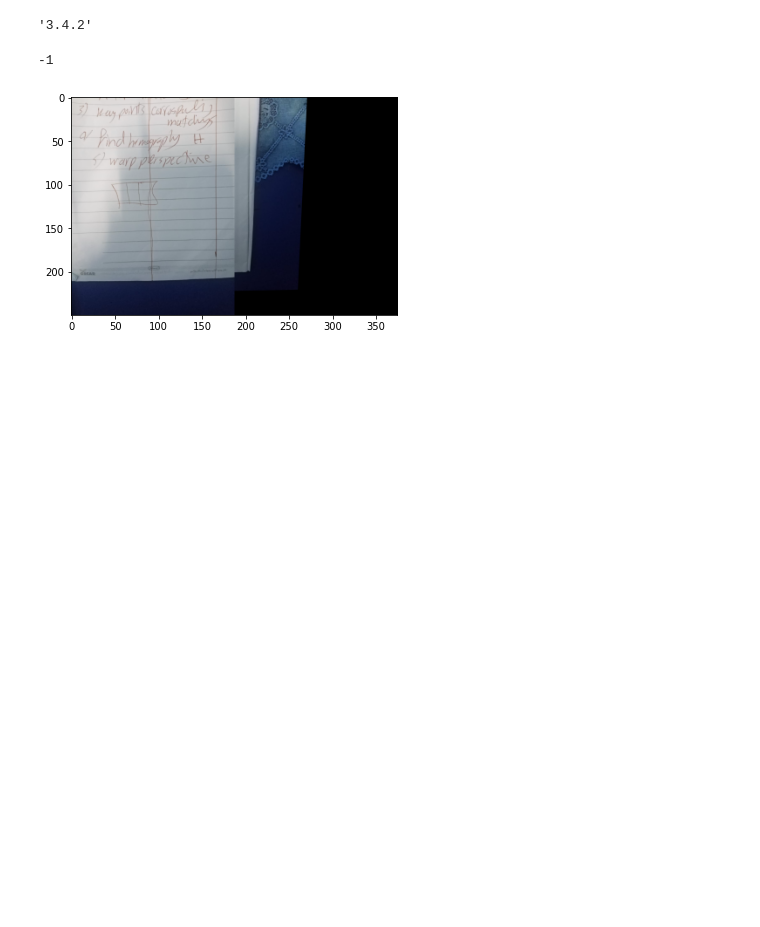
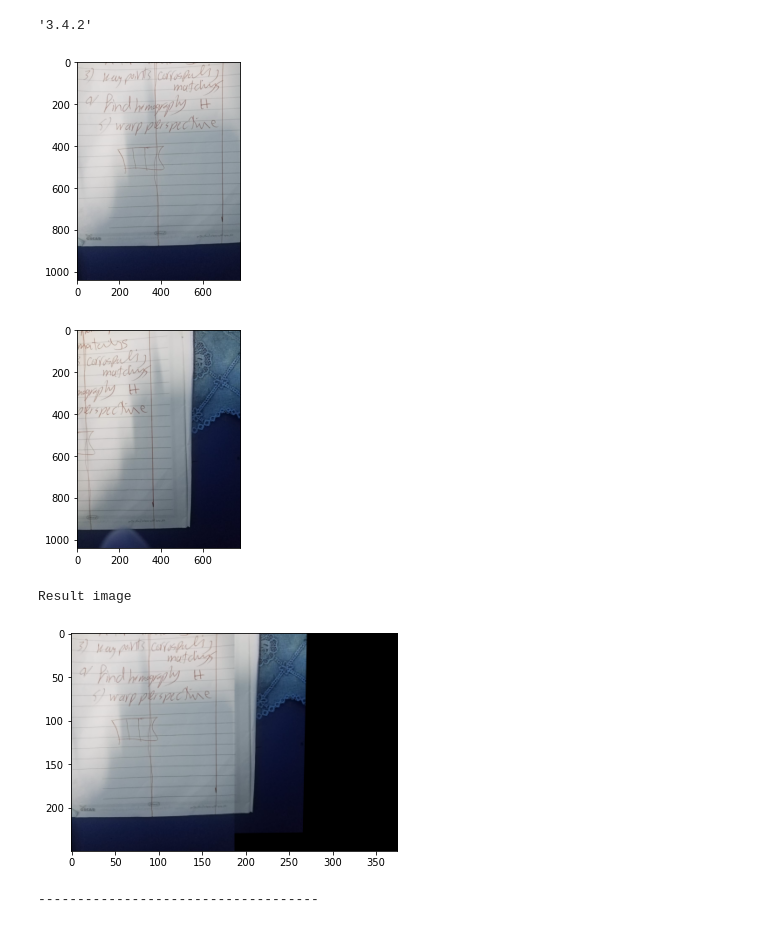
Before and after one commit to Abdelrahman26/FarmTopia-CV-Internship, a Jupyter notebook: FarmTopia-CV-Internship/Anwar/stitching_and_PYM.ipynb, the cells around one changed output. Drawn from its saved outputs; the diff is of its cells as text; code cells hidden in the pictures; blank space fills up the shorter version.

```diff
--- a/FarmTopia-CV-Internship/Anwar/stitching_and_PYM.ipynb
+++ b/FarmTopia-CV-Internship/Anwar/stitching_and_PYM.ipynb
@@ -31,17 +11,28 @@ cv2.__version__
 '3.4.2'
 # %%
 
-def readImages(imageString):
+def readImages(imageString, plot = True):
+	'''
+	 input: list of images names
+	 output: list of rgb images
+	'''
 	images = []
-
 	# Get images from arguments.
 	for i in range(0, len(imageString)):
 		img = cv2.imread(imageString[i])
 		images.append(img)
+		if plot == True:
+			plt.imshow(img)
+		plt.show()
 
 	return images
 
 def findAndDescribeFeatures(image):
+	'''
+	Here, we find keypoints, features using SIFT or SURF
+	input: image
+	output: keypoints, features
+	'''
 	#Getting gray image
 	grayImage = cv2.cvtColor(image, cv2.COLOR_BGR2GRAY)
 
@@ -62,55 +53,70 @@ def findAndDescribeFeatures(image):
 	return keypoints, features
 
 def matchFeatures(featuresA, featuresB):
-
+	'''
+	Matching between two list of features using KNN
+	input: features of two images
+	output: list of matches
+	'''
 	# Slow: featureMatcher = cv2.DescriptorMatcher_create("BruteForce")
 	featureMatcher = cv2.DescriptorMatcher_create("FlannBased")
 	matches = featureMatcher.knnMatch(featuresA,featuresB, k=2)
 	return matches
 
 def generateHomography(allMatches, keypointsA, keypointsB, ratio, ransacRep):
+	'''
+	Refinement matchs using Lowe's ratio test. Finding Homography between two list if keypoints
+	input:allMatches, keypointsA, keypointsB, ratio, ransacRep
+	output: refined matchs, H(transformation matrix) and status
+	'''
 	if not allMatches:
 		return None
 	matches = []
 
 	for match in allMatches:
 		# Lowe's ratio test
 		if len(match) == 2 and (match[0].distance/match[1].distance) < ratio:
 			matches.append(match[0])
 
 	pointsA = numpy.float32([keypointsA[m.queryIdx] for m in matches])
 	pointsB = numpy.float32([keypointsB[m.trainIdx] for m in matches])
 
 	if len(pointsA)>4:
 		H, status = cv2.findHomography(pointsA, pointsB, cv2.RANSAC,ransacRep)
 		return matches, H, status
 	else:
 		return None
 
+def Panorama (images):
+	while len(images)>1:
+		imgR = images.pop()
+		imgL = images.pop()
 
-#images = readImages(['00'+str(_)+'.jpg' for _ in range(1,3)])
+		interestsR, featuresR = findAndDescribeFeatures(imgR)
+		interestsL, featuresL = findAndDescribeFeatures(imgL)
+		print()
+		allMatches = matchFeatures(featuresR, featuresL)
+		_, H, _ = generateHomography(allMatches, interestsR, interestsL, 0.75, 1.0)
+
+		result = cv2.warpPerspective(imgR, H,
+			(imgR.shape[1]+imgL.shape[1], imgR.shape[0]))
+		result[0:imgL.shape[0], 0:imgL.shape[1]] = imgL
+		images.append(result)
+		cv2.imwrite('Result'+str(len(images))+'.jpg',result)
+
+	result = imutils.resize(images[0],height=250)
+	print('Result image')
+	plt.imshow(result)
+	plt.show()
+
 images = readImages(['1.jpeg' , '2.jpeg'])
-while len(images)>1:
-	imgR = images.pop()
-	imgL = images.pop()
-
-	interestsR, featuresR = findAndDescribeFeatures(imgR)
-	interestsL, featuresL = findAndDescribeFeatures(imgL)
-	print()
-	allMatches = matchFeatures(featuresR, featuresL)
-	_, H, _ = generateHomography(allMatches, interestsR, interestsL, 0.75, 1.0)
-
-	result = cv2.warpPerspective(imgR, H,
-		(imgR.shape[1]+imgL.shape[1], imgR.shape[0]))
-	result[0:imgL.shape[0], 0:imgL.shape[1]] = imgL
-	images.append(result)
-	cv2.imwrite('Result'+str(len(images))+'.jpg',result)
-
-result = imutils.resize(images[0],height=250)
-plt.imshow( result)
-cv2.imwrite("Result.jpg", result)
-
-cv2.waitKey(0)
+Panorama(images)
+print('------------------------------------')
+images = readImages(['001.jpg' , '002.jpg','003.jpg','004.jpg'])
+Panorama(images)
 # %% [output]
+[figure, new version]
+[figure, added]
--1
+Result image
-[figure, old version]
+[figure, added]
+------------------------------------
```
Also changed, not shown: parts of 4 cells of this notebook.
